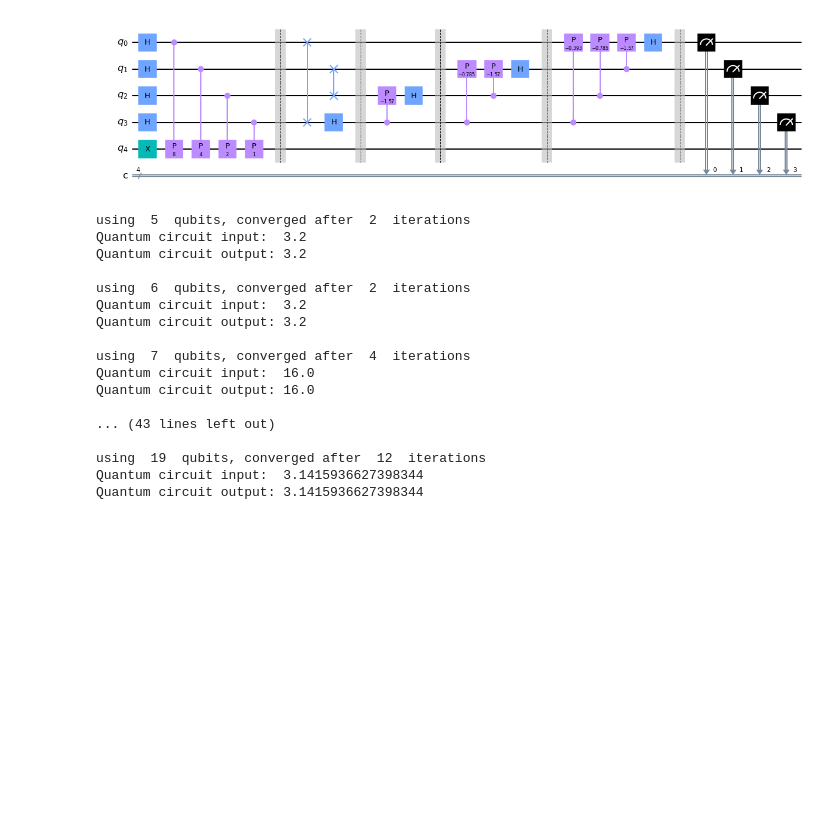
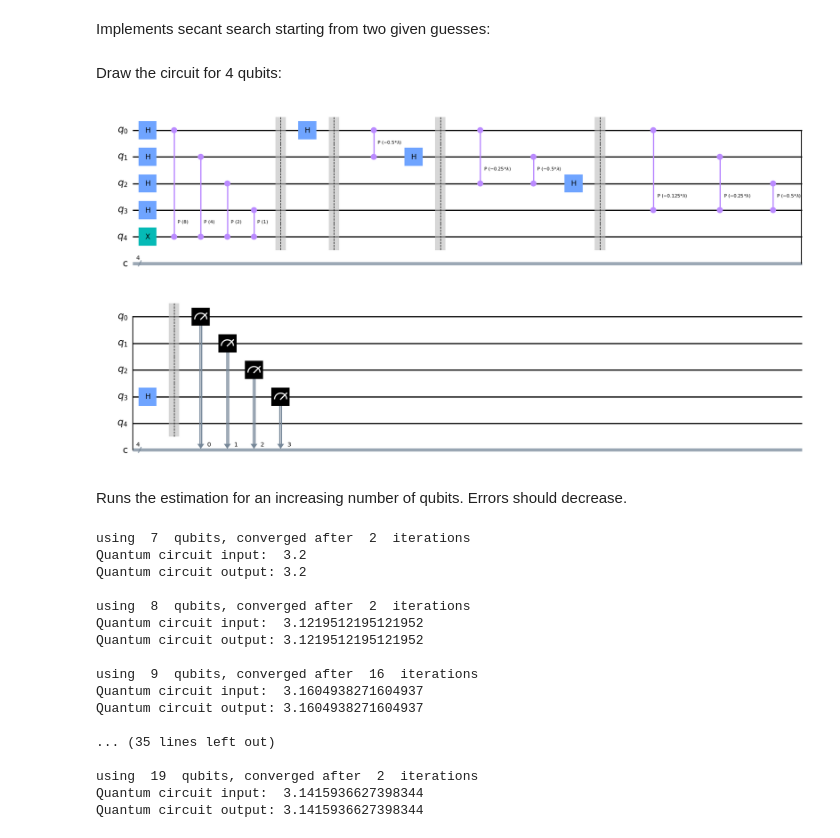
Before and after one commit to ourz/quantum, a Jupyter notebook: estimate pi.ipynb, the cells around one changed output. Cells and saved outputs as stored; diff of their text form; code cells hidden in the pictures; blank space fills up the shorter version.

Commit message:
Update for qiskit primitives

```diff
--- a/estimate pi.ipynb
+++ b/estimate pi.ipynb
@@ -16,13 +20,9 @@ def initialize_qubits(qc, measurement_qubits, target_qubit):
 # %%
-#improper qft inverse using an estimate of pi
 def apply_improper_iqft(qc, measurement_qubits, n):
     def f(pi_est):
-        for x in measurement_qubits:
-            if x < (n-1)/2: qc.swap(x,n-1-x)
-
-        for target_qubit in reversed(measurement_qubits):
-            for control_qubit in reversed(range(target_qubit+1,n)):
-                k = target_qubit - control_qubit - 1
+        for target_qubit in measurement_qubits:
+            for control_qubit in range(target_qubit):
+                k = control_qubit - target_qubit - 1
                 exponent = -2**(k)
                 qc.cp(2*pi_est*exponent, control_qubit, target_qubit)
             qc.h(target_qubit)
@@ -38,8 +40,7 @@ def qpe_program(n, pi_est):
 
     # Apply the controlled unitary operators in sequence
     for x in range(n):
-        exponent = 2**(n-x-1)
-        qc.cp(1*exponent, x, n)
+        qc.cp(2**(n-x-1), x, n)
 
     qc.barrier()
     # Apply the "improper inverse quantum Fourier transform"
@@ -59 +66,3 @@ def measure_pi(n_qubits, qc, backend, n_shots):
+# %% [markdown]
+Implements secant search starting from two given guesses:
 # %%
@@ -82,37 +90,42 @@ def estimate_pi(n_qubits, first_guess, second_guess, n_shots, backend, max_iter)
     print("failed to converge")
     return pi_est, measured
-# %%
-#draw the circuit for 4 qubits with a guessed value of pi
-plot_guess = 3.14
-qc = qpe_program(4, plot_guess)
-qc.draw('mpl')
-# %% [output]
-[figure, removed]
+# %% [markdown]
+Draw the circuit for 4 qubits:
+# %%
+from qiskit.circuit import Parameter
+qc = qpe_program(4, Parameter('$\lambda$'))
+qc.draw('mpl')
+# %% [output]
+[figure, added]
+# %% [markdown]
+Runs the estimation for an increasing number of qubits. Errors should decrease.
 # %%
-first_guess = 1
-second_guess = 2
-n_shots = 100
-backend = Aer.get_backend('qasm_simulator')
+first_guess = 2
+second_guess = 4
+n_shots = 200
 max_iter = 200
-for n_qubits in range(5, 20):
-    qc_in, qc_out = estimate_pi(n_qubits, first_guess, second_guess, n_shots, backend, max_iter)
+
+sampler = Sampler(options={"shots": n_shots})
+
+for n_qubits in range(7, 20):
+    qc_in, qc_out = estimate_pi(n_qubits, first_guess, second_guess, n_shots, sampler, max_iter)
     print('Quantum circuit input:  '+str(qc_in))
     print('Quantum circuit output: '+str(qc_out)+'\n')
 # %% [output]
-using  5  qubits, converged after  2  iterations
+using  7  qubits, converged after  2  iterations
 Quantum circuit input:  3.2
 Quantum circuit output: 3.2
 
-using  6  qubits, converged after  2  iterations
-Quantum circuit input:  3.2
-Quantum circuit output: 3.2
+using  8  qubits, converged after  2  iterations
+Quantum circuit input:  3.1219512195121952
+Quantum circuit output: 3.1219512195121952
 
-using  7  qubits, converged after  4  iterations
-Quantum circuit input:  16.0
-Quantum circuit output: 16.0
+using  9  qubits, converged after  16  iterations
+Quantum circuit input:  3.1604938271604937
+Quantum circuit output: 3.1604938271604937
 
-... (43 lines left out)
+... (35 lines left out)
 
-using  19  qubits, converged after  12  iterations
+using  19  qubits, converged after  2  iterations
 Quantum circuit input:  3.1415936627398344
 Quantum circuit output: 3.1415936627398344
```
Also changed, not shown: parts of 11 cells of this notebook.
